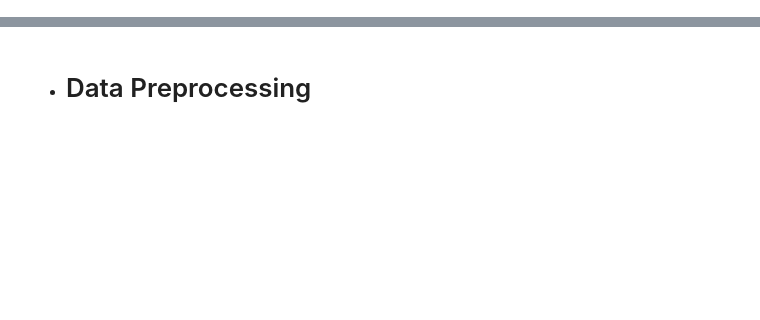
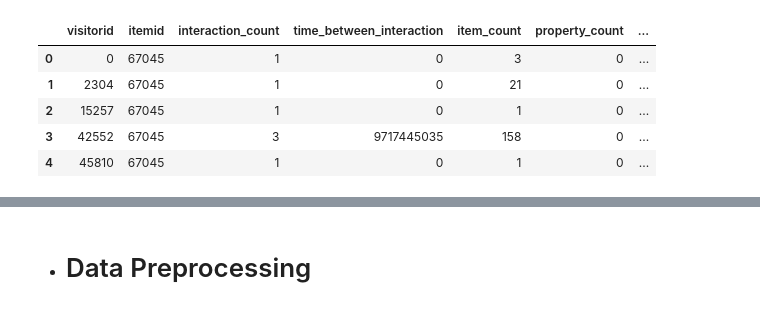
Before and after one commit to shwetak2191/Retailrocket-recommender-system, a Jupyter notebook: retailrocket-recommender-system.ipynb, the cells around one changed output, grey strips where cells are left out. Cells and saved outputs as stored; diff of their text form; code cells hidden in the pictures; blank space fills up the shorter version.

```diff
--- a/retailrocket-recommender-system.ipynb
+++ b/retailrocket-recommender-system.ipynb
@@ -255,11 +517,18 @@ user_item_interaction
 # %%
 ## Merge the features into a single DataFrame
 user_features = user_behavior.drop(['first_interaction', 'last_interaction'], axis=1)
 item_features = item_popularity.drop(['view_count', 'addtocart_count', 'transaction_count'], axis=1)
 interaction_features = user_item_interaction.drop(['first_interaction', 'last_interaction'], axis=1)
 
 features = interaction_features.merge(user_features, on='visitorid').merge(item_features, on='itemid')
-features
+features.head()
+# %% [output]
+|  | visitorid | itemid | interaction_count | time_between_interaction | item_count | property_count | ... |
+| 0 | 0 | 67045 | 1 | 0 | 3 | 0 | ... |
+| 1 | 2304 | 67045 | 1 | 0 | 21 | 0 | ... |
+| 2 | 15257 | 67045 | 1 | 0 | 1 | 0 | ... |
+| 3 | 42552 | 67045 | 3 | 9717445035 | 158 | 0 | ... |
+| 4 | 45810 | 67045 | 1 | 0 | 1 | 0 | ... |
 # %%
 # Replace infinity values with NaN
 features=features.replace([np.inf,-np.inf],np.nan)
```
Also changed, not shown: parts of 49 cells of this notebook.
